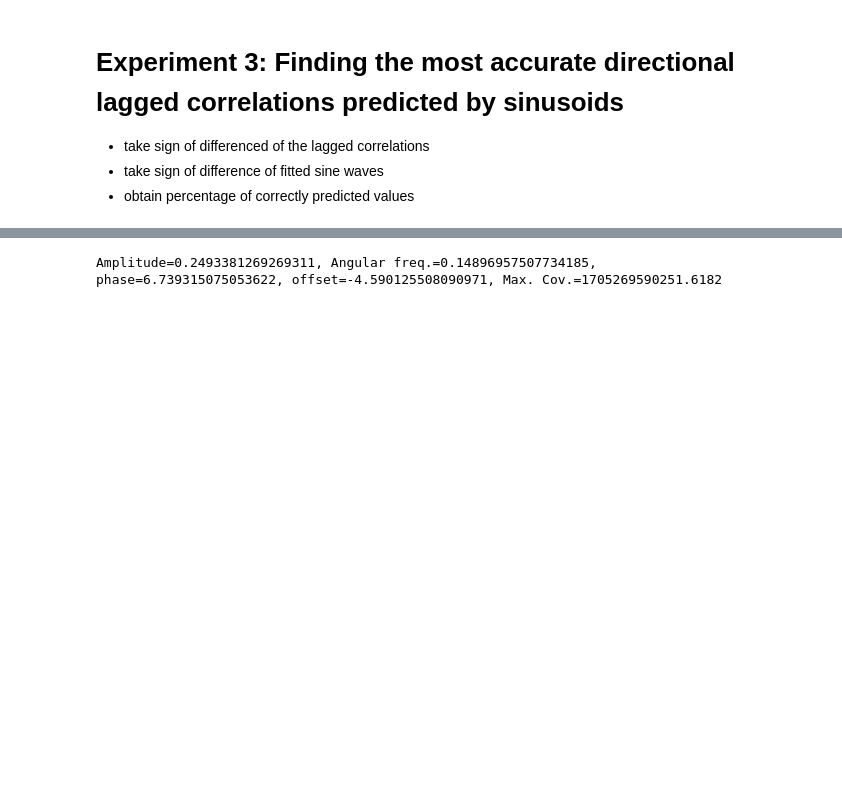
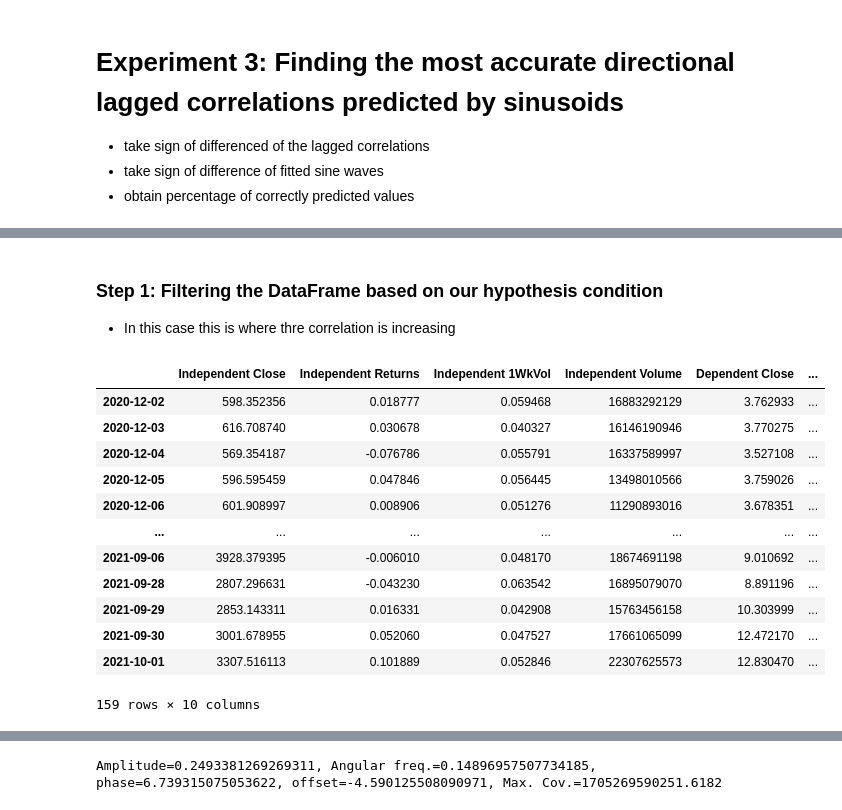
Before and after one commit to surajtirupati/TradingAlgorithms, a Jupyter notebook: crypto/Rolling&Lagged Correlation Analysis.ipynb, the cells around one changed output, grey strips where cells are left out. Saved outputs shown, nothing was run; the diff lists cells and outputs as text; code cells hidden in the pictures; blank space fills up the shorter version.

```diff
--- a/crypto/Rolling&Lagged Correlation Analysis.ipynb
+++ b/crypto/Rolling&Lagged Correlation Analysis.ipynb
@@ -638,0 +705,20 @@ plt.show()
+# %% [markdown]
+### Step 1: Filtering the DataFrame based on our hypothesis condition
+- In this case this is where thre correlation is increasing
+# %%
+test2 = analysis_df[analysis_df["CorrDiff"] == 1]
+test2
+# %% [output]
+|  | Independent Close | Independent Returns | Independent 1WkVol | Independent Volume | Dependent Close | ... |
+| 2020-12-02 | 598.352356 | 0.018777 | 0.059468 | 16883292129 | 3.762933 | ... |
+| 2020-12-03 | 616.708740 | 0.030678 | 0.040327 | 16146190946 | 3.770275 | ... |
+| 2020-12-04 | 569.354187 | -0.076786 | 0.055791 | 16337589997 | 3.527108 | ... |
+| 2020-12-05 | 596.595459 | 0.047846 | 0.056445 | 13498010566 | 3.759026 | ... |
+| 2020-12-06 | 601.908997 | 0.008906 | 0.051276 | 11290893016 | 3.678351 | ... |
+| ... | ... | ... | ... | ... | ... | ... |
+| 2021-09-06 | 3928.379395 | -0.006010 | 0.048170 | 18674691198 | 9.010692 | ... |
+| 2021-09-28 | 2807.296631 | -0.043230 | 0.063542 | 16895079070 | 8.891196 | ... |
+| 2021-09-29 | 2853.143311 | 0.016331 | 0.042908 | 15763456158 | 10.303999 | ... |
+| 2021-09-30 | 3001.678955 | 0.052060 | 0.047527 | 17661065099 | 12.472170 | ... |
+| 2021-10-01 | 3307.516113 | 0.101889 | 0.052846 | 22307625573 | 12.830470 | ... |
+159 rows × 10 columns
```
Also changed, not shown: parts of 46 cells of this notebook.
